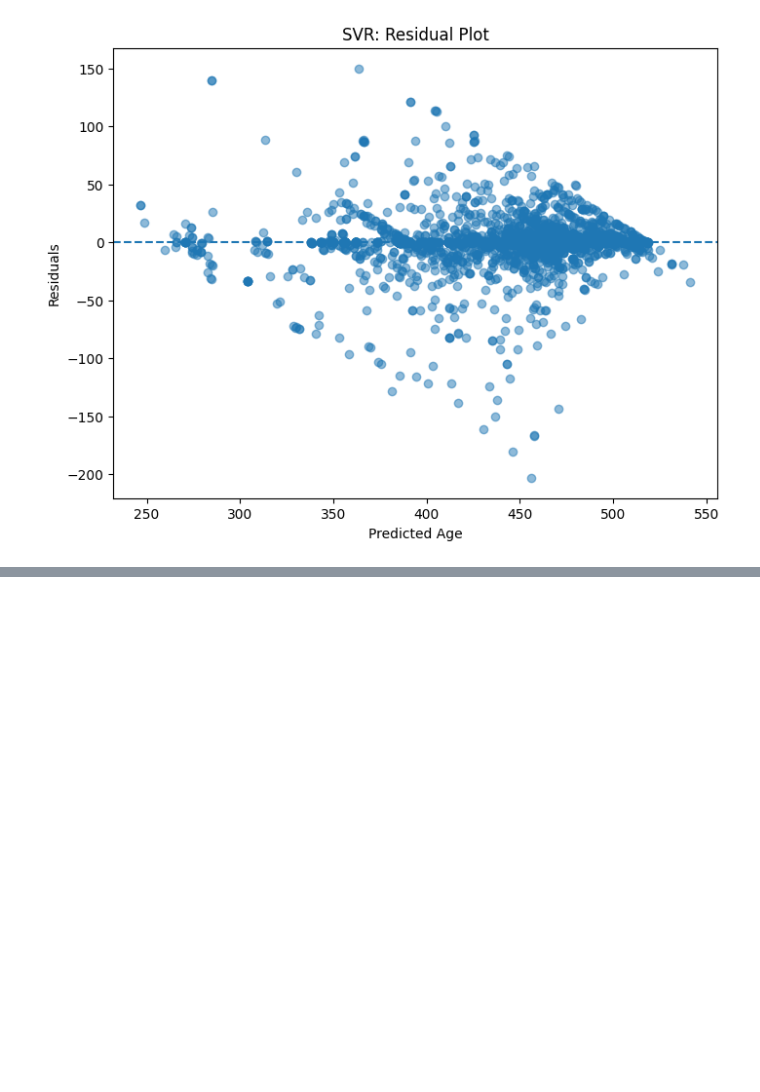
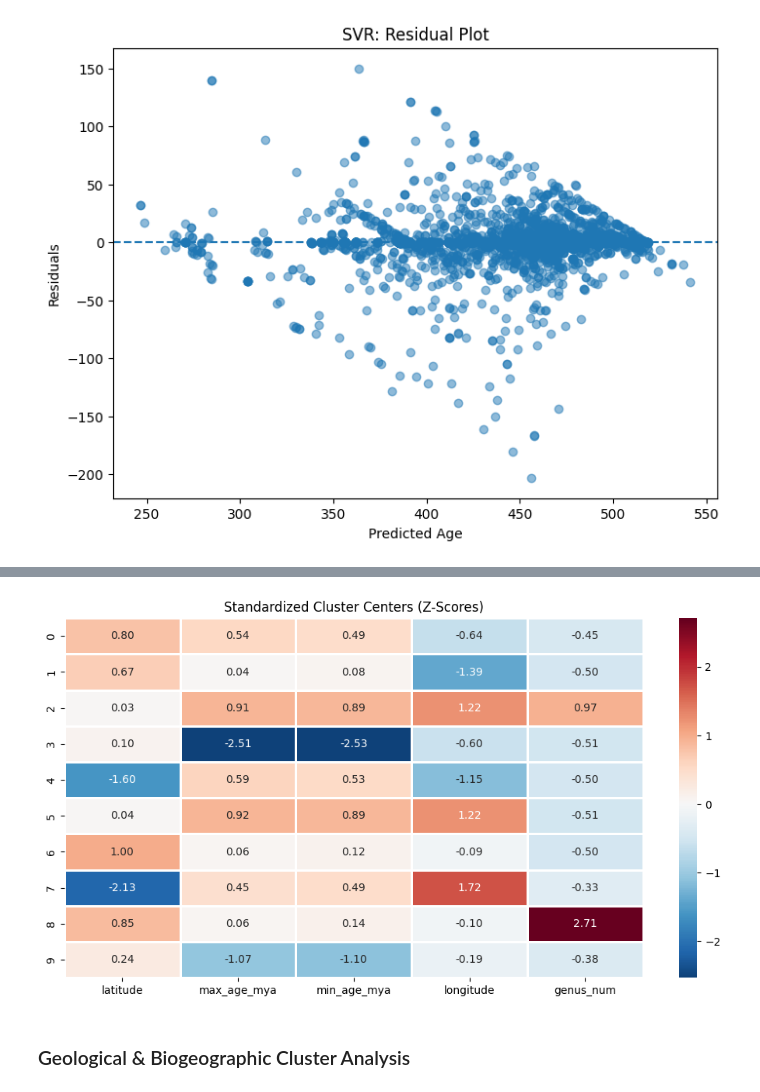
Before and after one commit to alkhurayjah/Machine-learning-project, a Jupyter notebook: Predict_the_Age_of_a_Trilobite_Fossil.ipynb, the cells around one changed output, grey strips where cells are left out. Saved outputs shown, nothing was run; the diff lists cells and outputs as text; code cells hidden in the pictures; blank space fills up the shorter version.

```diff
--- a/Predict_the_Age_of_a_Trilobite_Fossil.ipynb
+++ b/Predict_the_Age_of_a_Trilobite_Fossil.ipynb
@@ -1704,0 +1930,26 @@ plt.show()
+# %%
+# Scaling cluster centers for better visualization
+scaler = StandardScaler()
+cluster_centers_scaled = scaler.fit_transform(cluster_centers_original)
+
+cluster_centers_df = pd.DataFrame(cluster_centers_scaled, columns=X.columns)
+top_features_idx = np.argsort(feature_importance)[-10:]
+cluster_centers_heatmap = cluster_centers_df.iloc[:, top_features_idx]
+
+fig, ax = plt.subplots(figsize=(12, 6))
+sns.heatmap(
+    cluster_centers_heatmap,
+    annot=True,
+    fmt=".2f",
+    cmap="RdBu_r",
+    center=0,
+    linewidths=1,
+    ax=ax
+)
+
+ax.set_title("Standardized Cluster Centers (Z-Scores)")
+plt.show()
+# %% [output]
+[figure, added]
+# %% [markdown]
+### Geological & Biogeographic Cluster Analysis
```
Also changed, not shown: parts of 19 cells of this notebook.
